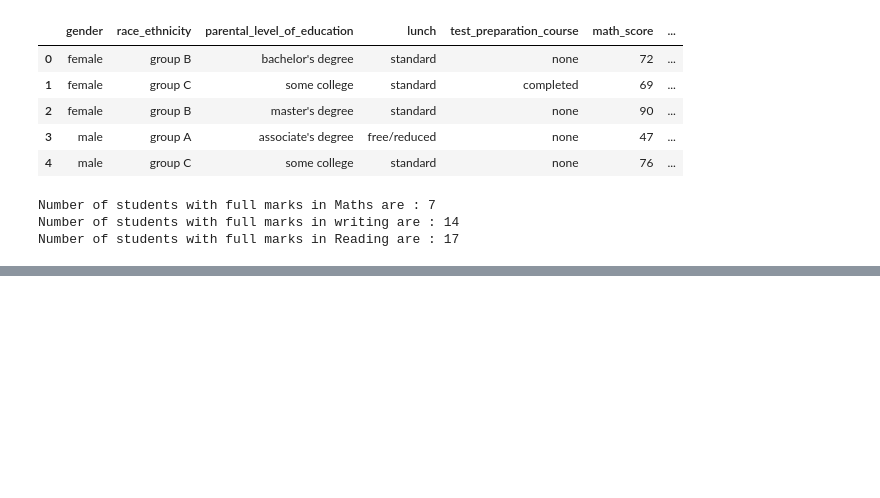
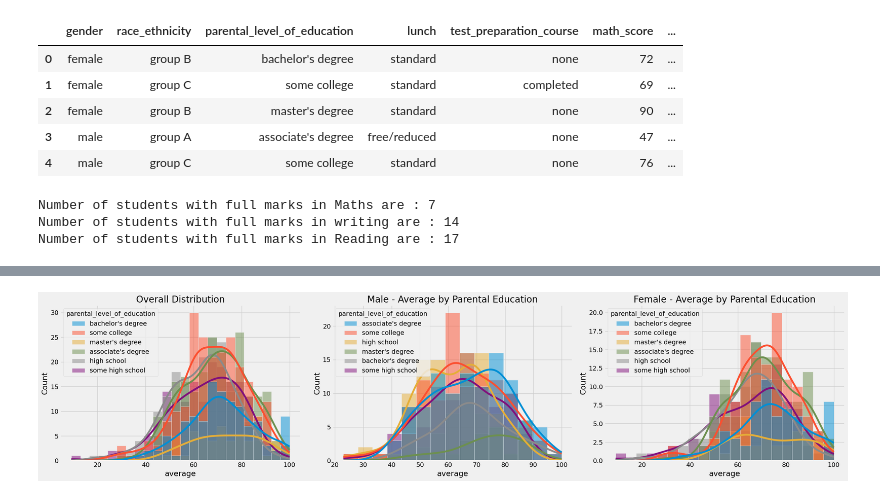
Before and after one commit to muneeb-01/ML-Project, a Jupyter notebook: notebook/EDA STUDENT PERFORMANCE.ipynb, the cells around one changed output, grey strips where cells are left out. Drawn from its saved outputs; the diff is of its cells as text; code cells hidden in the pictures; blank space fills up the shorter version.

```diff
--- a/notebook/EDA STUDENT PERFORMANCE.ipynb
+++ b/notebook/EDA STUDENT PERFORMANCE.ipynb
@@ -143,0 +168,21 @@ Number of students with full marks in Reading are : 17
+# %%
+
+fig, axs = plt.subplots(1, 3, figsize=(25, 6))
+
+# Overall distribution
+sns.histplot(data=df, x='average', kde=True, hue='parental_level_of_education', ax=axs[0])
+axs[0].set_title("Overall Distribution")
+
+# Male distribution
+sns.histplot(data=df[df.gender == 'male'], x='average', kde=True, hue='parental_level_of_education', ax=axs[1])
+axs[1].set_title("Male - Average by Parental Education")
+
+# Female distribution
+sns.histplot(data=df[df.gender == 'female'], x='average', kde=True, hue='parental_level_of_education', ax=axs[2])
+axs[2].set_title("Female - Average by Parental Education")
+
+# Improve layout
+plt.tight_layout()
+plt.show()
+# %% [output]
+[figure, added]
```
Also changed, not shown: parts of 18 cells of this notebook.
